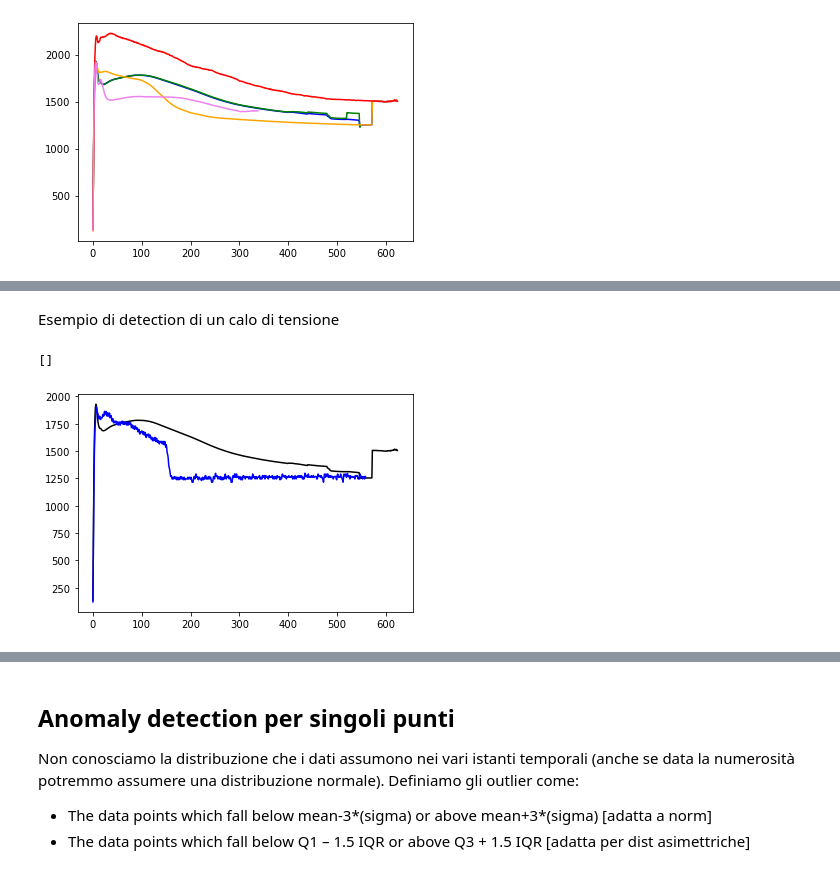
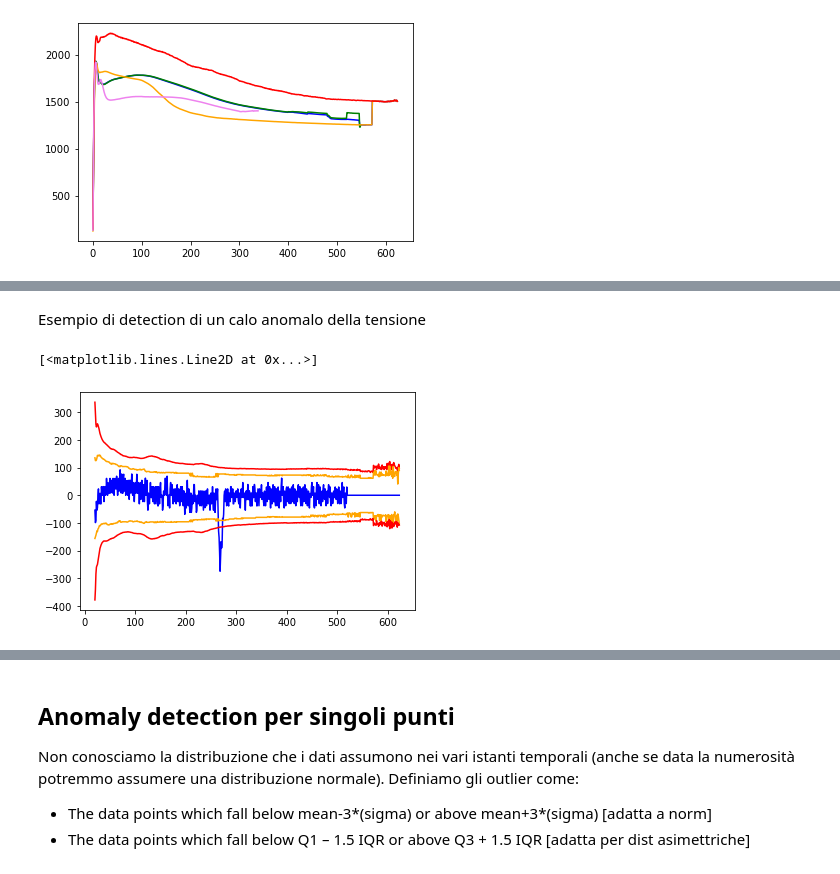
Before and after one commit to DavideMobilia/Anomaly-Detection, a Jupyter notebook: Scripts/provvisorio.ipynb, the cells around one changed output, grey strips where cells are left out. Cells and saved outputs as stored; diff of their text form; code cells hidden in the pictures.

```diff
--- a/Scripts/provvisorio.ipynb
+++ b/Scripts/provvisorio.ipynb
@@ -73,13 +95,14 @@ lower_lag2=voltage_lag5.apply(lambda x : x.quantile(0.25)-1.5*(x.quantile(0.75)-
 # %% [markdown]
-Esempio di detection di un calo di tensione
+Esempio di detection di un calo anomalo della tensione
-# %%
-# voltaggio medio tra tutte le curve
-plot(exploded_voltage.mean(axis=0),"black")
-#plot(exploded_voltage.iloc[20],"green")
-plot(exploded_voltage.iloc[590],"blue")
-plot()
-# %% [output]
-[]
-[figure, removed]
+# %%
+# plot dei differenziali e relativi range di ammissibilità
+plt.plot(upper_lag[20:],"red")
+plt.plot(upper_lag2[20:],"orange")
+plot(voltage_lag5[any(voltage_lag5<lower_lag,axis=1)].iloc[1][20:],"blue")
+plt.plot(lower_lag2[20:],"orange")
+plt.plot(lower_lag[20:],"red")
+# %% [output]
+[<matplotlib.lines.Line2D at 0x...>]
+[figure, added]
 # %%
 # plot dei differenziali e relativi range di ammissibilità
```
Also changed, not shown: parts of 25 cells of this notebook.
